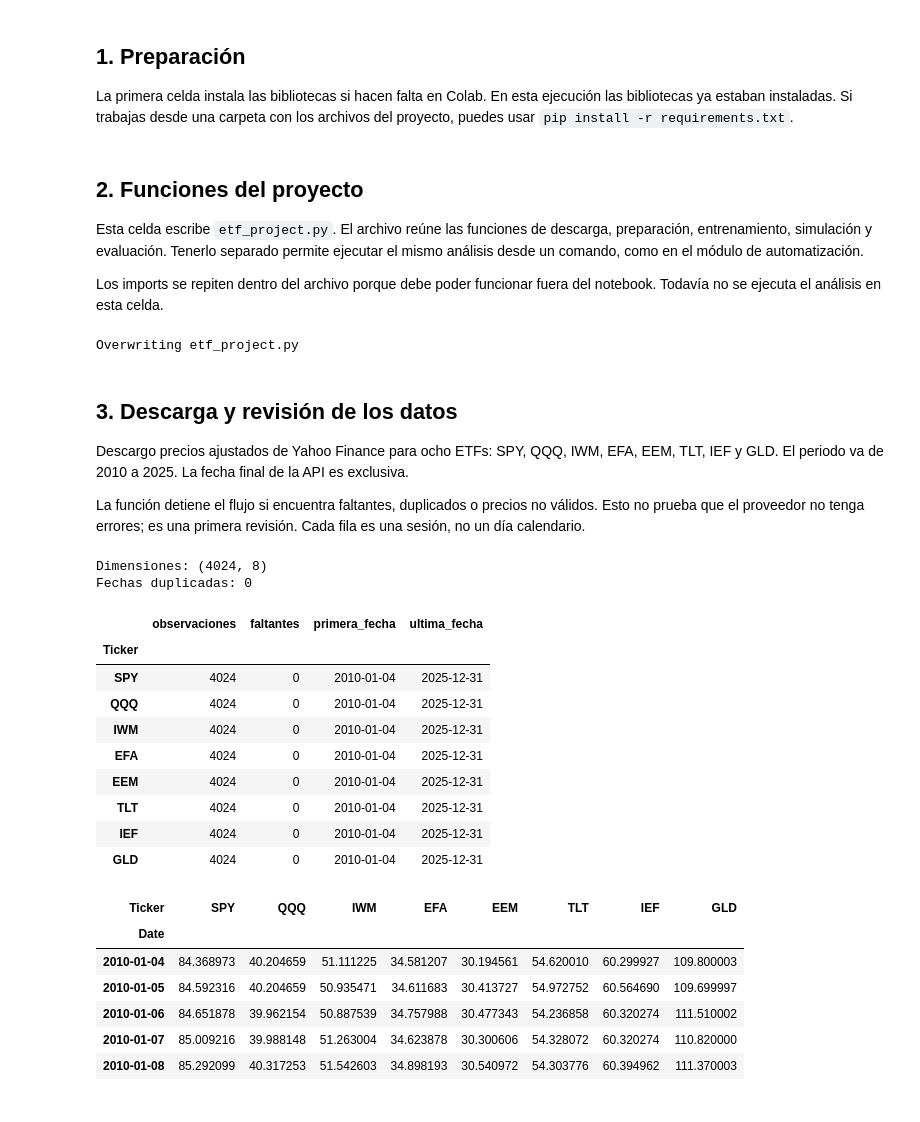
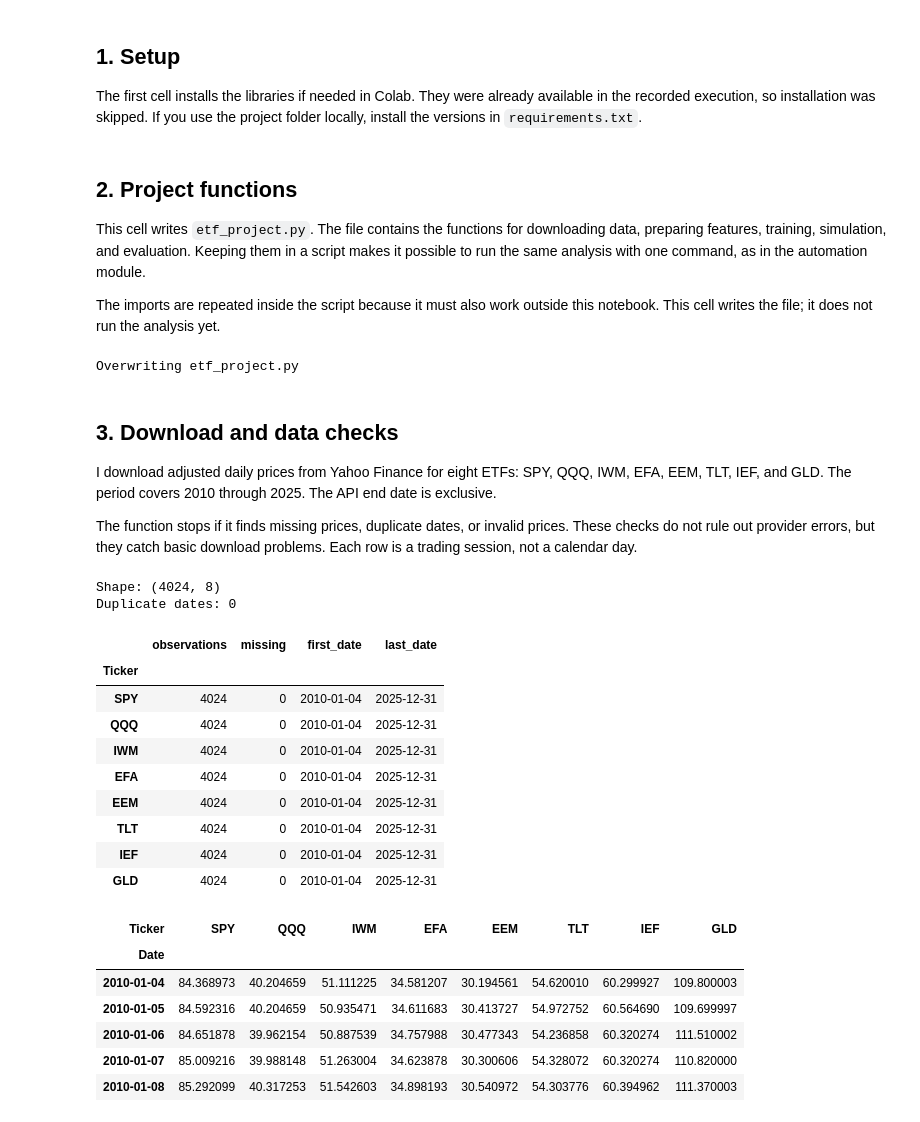
Before and after one commit to estefaniacernas/etf-portfolio-analysis, a Jupyter notebook: etf_portfolio_analysis.ipynb, the cells around one changed output. Saved outputs shown, nothing was run; the diff lists cells and outputs as text; code cells hidden in the pictures.

Commit message:
Add files via upload
Update the project to English.

```diff
--- a/etf_portfolio_analysis.ipynb
+++ b/etf_portfolio_analysis.ipynb
@@ -9,15 +9,15 @@ Este es un ejercicio histórico. Las señales al final corresponden al cierre de
 # %% [markdown]
-## 1. Preparación
+## 1. Setup
 
-La primera celda instala las bibliotecas si hacen falta en Colab. En esta ejecución las bibliotecas ya estaban instaladas. Si trabajas desde una carpeta con los archivos del proyecto, puedes usar `pip install -r requirements.txt`.
+The first cell installs the libraries if needed in Colab. They were already available in the recorded execution, so installation was skipped. If you use the project folder locally, install the versions in `requirements.txt`.
 # %%
 %pip -q install yfinance pandas numpy matplotlib scikit-learn
 # %% [markdown]
-## 2. Funciones del proyecto
+## 2. Project functions
 
-Esta celda escribe `etf_project.py`. El archivo reúne las funciones de descarga, preparación, entrenamiento, simulación y evaluación. Tenerlo separado permite ejecutar el mismo análisis desde un comando, como en el módulo de automatización.
+This cell writes `etf_project.py`. The file contains the functions for downloading data, preparing features, training, simulation, and evaluation. Keeping them in a script makes it possible to run the same analysis with one command, as in the automation module.
 
-Los imports se repiten dentro del archivo porque debe poder funcionar fuera del notebook. Todavía no se ejecuta el análisis en esta celda.
+The imports are repeated inside the script because it must also work outside this notebook. This cell writes the file; it does not run the analysis yet.
 # %%
 %%writefile etf_project.py
 import numpy as np
@@ -474,34 +474,34 @@ if __name__ == "__main__":
 # %% [output]
 Overwriting etf_project.py
 # %% [markdown]
-## 3. Descarga y revisión de los datos
+## 3. Download and data checks
 
-Descargo precios ajustados de Yahoo Finance para ocho ETFs: SPY, QQQ, IWM, EFA, EEM, TLT, IEF y GLD. El periodo va de 2010 a 2025. La fecha final de la API es exclusiva.
+I download adjusted daily prices from Yahoo Finance for eight ETFs: SPY, QQQ, IWM, EFA, EEM, TLT, IEF, and GLD. The period covers 2010 through 2025. The API end date is exclusive.
 
-La función detiene el flujo si encuentra faltantes, duplicados o precios no válidos. Esto no prueba que el proveedor no tenga errores; es una primera revisión. Cada fila es una sesión, no un día calendario.
+The function stops if it finds missing prices, duplicate dates, or invalid prices. These checks do not rule out provider errors, but they catch basic download problems. Each row is a trading session, not a calendar day.
 # %%
 import importlib
 import pandas as pd
 import numpy as np
 import matplotlib.pyplot as plt
 import etf_project
 
 importlib.reload(etf_project)
 prices = etf_project.download_prices()
 summary = pd.DataFrame({
-    "observaciones": prices.count(),
-    "faltantes": prices.isna().sum(),
-    "primera_fecha": prices.apply(lambda x: x.first_valid_index()),
-    "ultima_fecha": prices.apply(lambda x: x.last_valid_index())
+    "observations": prices.count(),
+    "missing": prices.isna().sum(),
+    "first_date": prices.apply(lambda x: x.first_valid_index()),
+    "last_date": prices.apply(lambda x: x.last_valid_index())
 })
-print("Dimensiones:", prices.shape)
-print("Fechas duplicadas:", prices.index.duplicated().sum())
+print("Shape:", prices.shape)
+print("Duplicate dates:", prices.index.duplicated().sum())
 display(summary)
 display(prices.head())
 # %% [output]
-Dimensiones: (4024, 8)
-Fechas duplicadas: 0
+Shape: (4024, 8)
+Duplicate dates: 0
-|  | observaciones | faltantes | primera_fecha | ultima_fecha |
+|  | observations | missing | first_date | last_date |
 | Ticker |  |  |  |  |
 | SPY | 4024 | 0 | 2010-01-04 | 2025-12-31 |
 | QQQ | 4024 | 0 | 2010-01-04 | 2025-12-31 |
```
Also changed, not shown: parts of 12 cells of this notebook, 5 other files.
